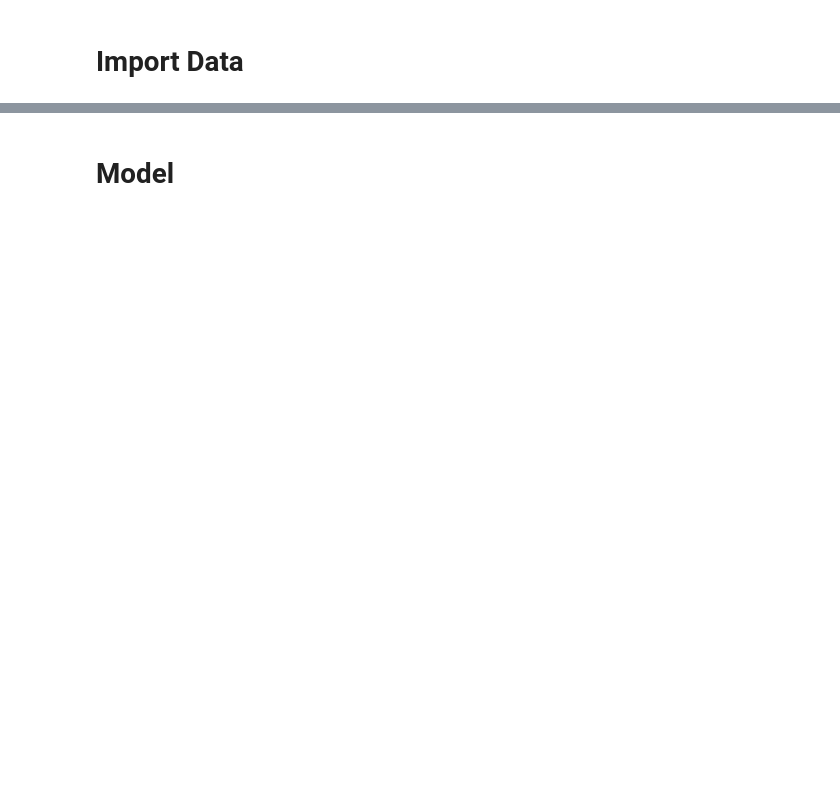
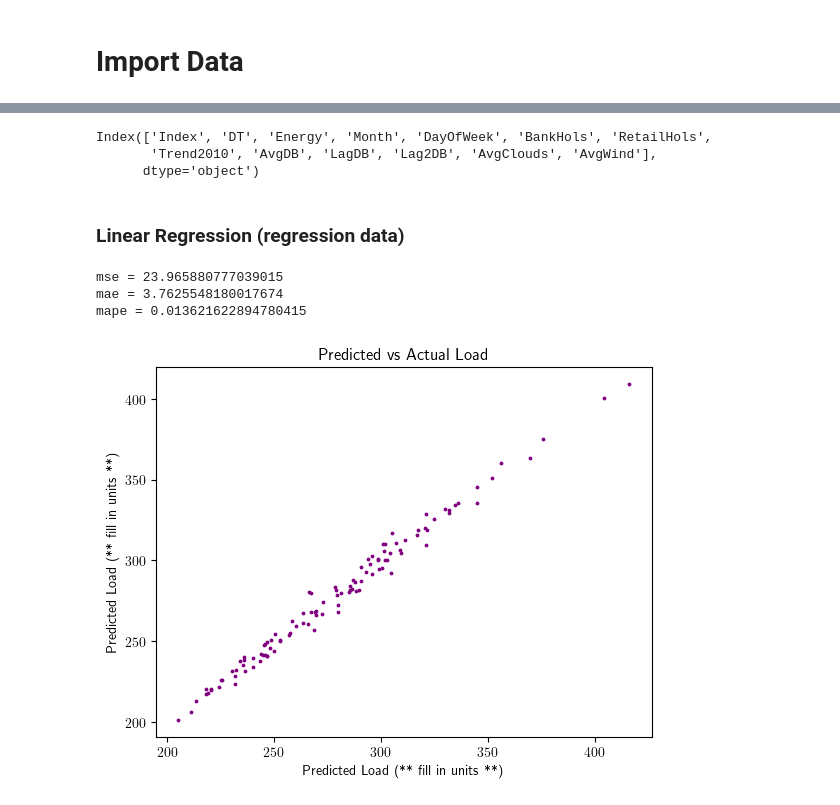
Before and after one commit to jakekosakoff/Physics-139-Final, a Jupyter notebook: Final Project Code/Regression.ipynb, the cells around one changed output, grey strips where cells are left out. Saved outputs shown, nothing was run; the diff lists cells and outputs as text; code cells hidden in the pictures; blank space fills up the shorter version.

```diff
--- a/Final Project Code/Regression.ipynb
+++ b/Final Project Code/Regression.ipynb
@@ -3,8 +3,10 @@
 # %%
 import numpy as np
 import pandas as pd
+import matplotlib.pyplot as plt
 from sklearn.model_selection import train_test_split
 from sklearn.preprocessing import StandardScaler
 
 random_state = 3
+plt.rcParams['text.usetex'] = True
 # %%
@@ -27,4 +23,4 @@ Regression_data
 # %%
-X = Regression_data.values[:,3:]
-y = Regression_data.values[:,2]
-X_train_val, X_test, y_train_val, y_test = train_test_split(X, y, test_size=0.1, random_state=random_state)
+x = regression_data.values[:, 3:]
+y = regression_data.values[:, 2]
+x_train_val, x_test, y_train_val, y_test = train_test_split(x, y, test_size = 0.1, random_state = random_state)
@@ -31,2 +54,34 @@ X_train_val, X_test, y_train_val, y_test = train_test_split(X, y, test_size=0.1,
+# %%
+boosting_data.columns
+# %% [output]
+Index(['Index', 'DT', 'Energy', 'Month', 'DayOfWeek', 'BankHols', 'RetailHols',
+       'Trend2010', 'AvgDB', 'LagDB', 'Lag2DB', 'AvgClouds', 'AvgWind'],
+      dtype='object')
 # %% [markdown]
-# Model
+### Linear Regression (regression data)
+# %%
+from sklearn.linear_model import LinearRegression
+
+full_lin_model = LinearRegression().fit(x_train_val, y_train_val)
+y_pred = full_lin_model.predict(x_test)
+
+mse = np.mean((y_test - y_pred) ** 2)
+mae = np.mean(np.abs(y_test - y_pred))
+mape = np.mean(np.abs((y_test - y_pred) / y_test))
+
+print(f'mse = {mse}')
+print(f'mae = {mae}')
+print(f'mape = {mape}')
+# %% [output]
+mse = 23.965880777039015
+mae = 3.7625548180017674
+mape = 0.013621622894780415
+# %%
+plt.scatter(y_pred, y_test, s = 3, color = 'purple')
+plt.xlabel('Predicted Load (** fill in units **)')
+plt.ylabel('Predicted Load (** fill in units **)')
+plt.title('Predicted vs Actual Load')
+plt.savefig("Predicted_Actual_LinReg.png")
+plt.show()
+# %% [output]
+[figure, added]
```
Also changed, not shown: parts of 21 cells of this notebook.
